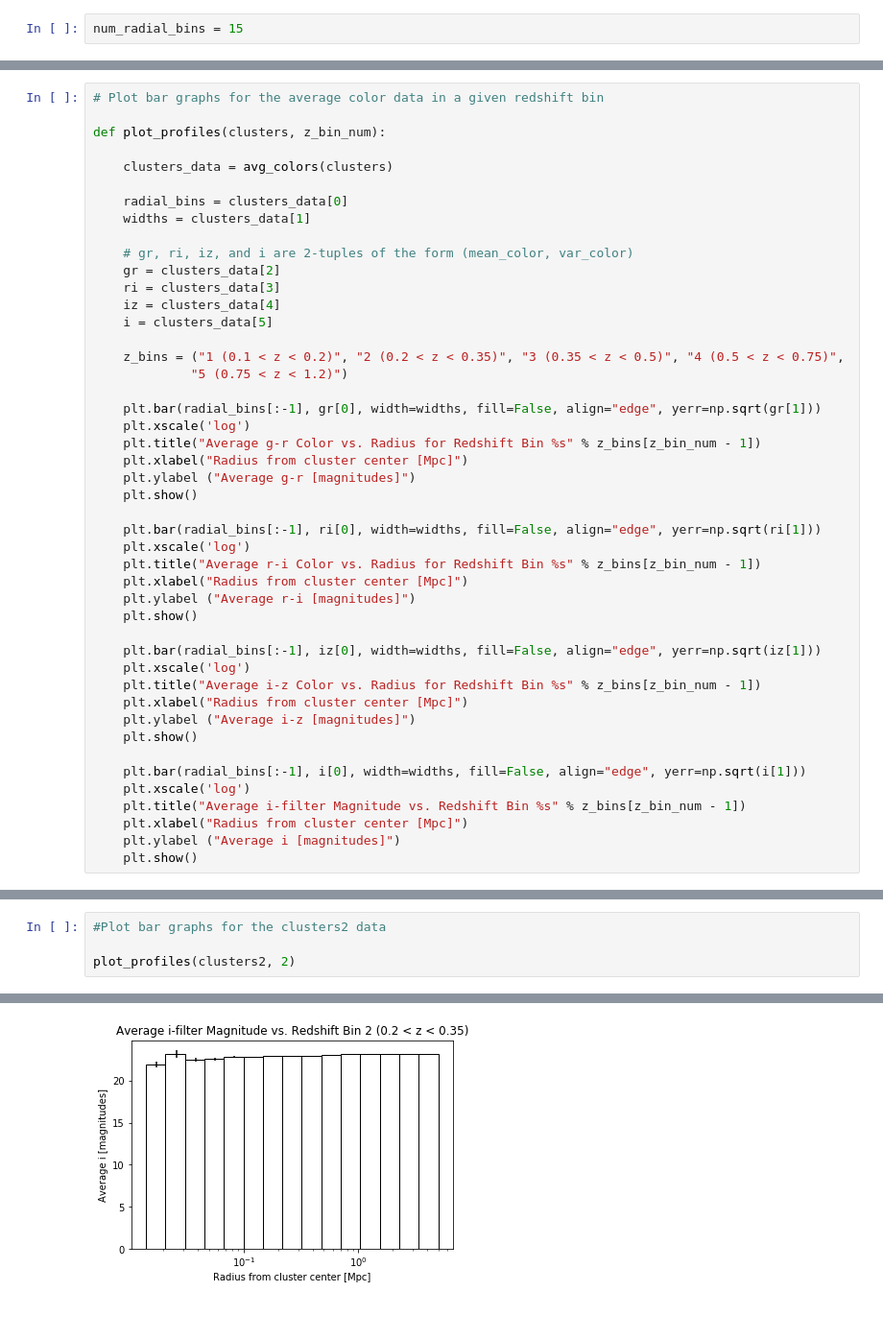
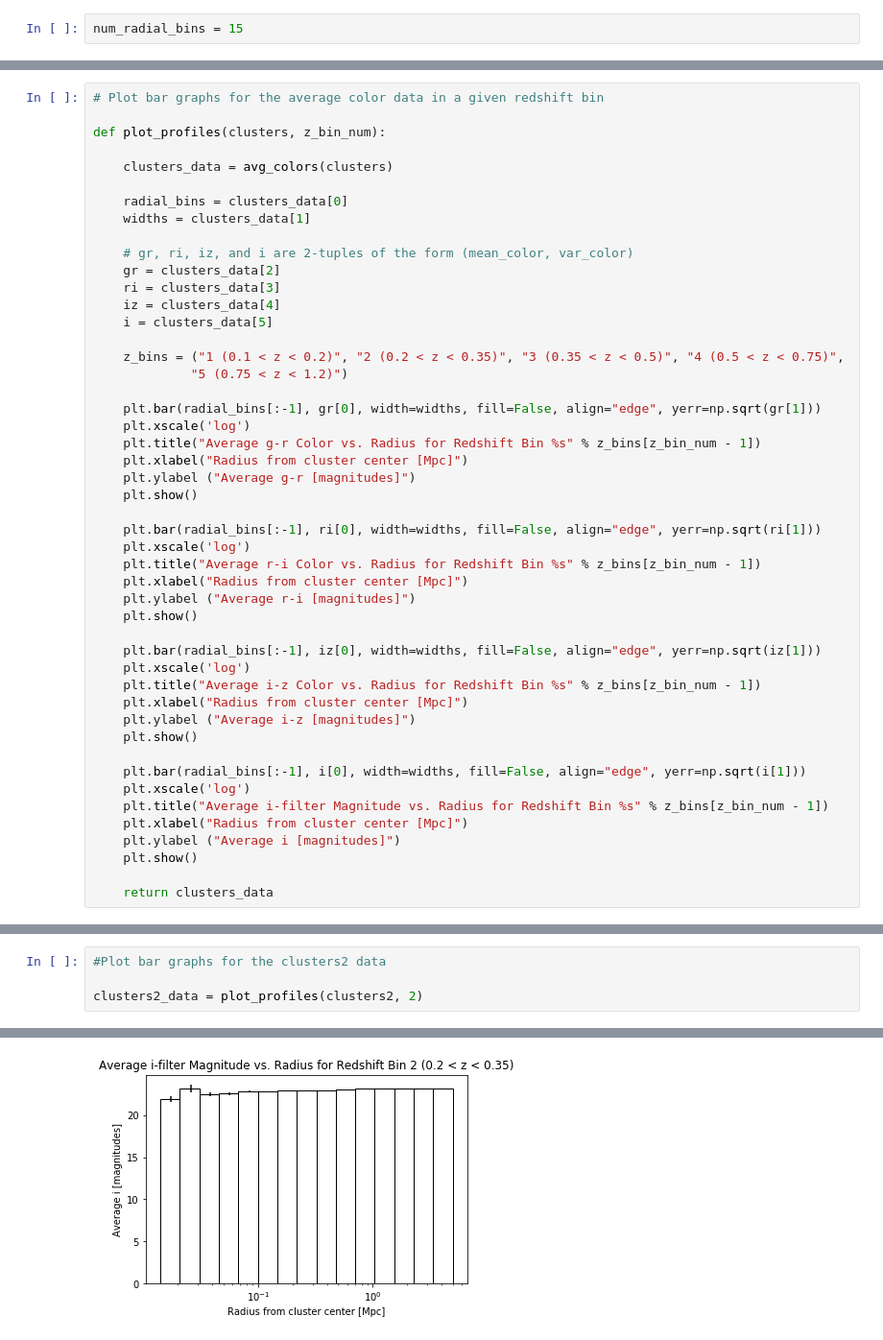
Before and after one commit to rehg98/JP1, a Jupyter notebook: cluster_unmixing.ipynb, the cells around one changed output, grey strips where cells are left out. Shown: that part at 96% size. Drawn from its saved outputs; the diff is of its cells as text.

```diff
--- a/cluster_unmixing.ipynb
+++ b/cluster_unmixing.ipynb
@@ -114,7 +114,9 @@ def plot_profiles(clusters, z_bin_num):
 
     plt.bar(radial_bins[:-1], i[0], width=widths, fill=False, align="edge", yerr=np.sqrt(i[1]))
     plt.xscale('log')
-    plt.title("Average i-filter Magnitude vs. Redshift Bin %s" % z_bins[z_bin_num - 1])
+    plt.title("Average i-filter Magnitude vs. Radius for Redshift Bin %s" % z_bins[z_bin_num - 1])
     plt.xlabel("Radius from cluster center [Mpc]")
     plt.ylabel ("Average i [magnitudes]")
     plt.show()
+
+    return clusters_data
@@ -133,5 +240,5 @@ plot_profiles(clusters1, 1)
 # %%
 #Plot bar graphs for the clusters2 data
 
-plot_profiles(clusters2, 2)
+clusters2_data = plot_profiles(clusters2, 2)
 # %% [output]
@@ -141,4 +245,4 @@ plot_profiles(clusters2, 2)
 [figure]
 [figure]
 [figure]
-[figure, old version]
+[figure, new version]
```
Also changed, not shown: parts of 14 cells of this notebook.
